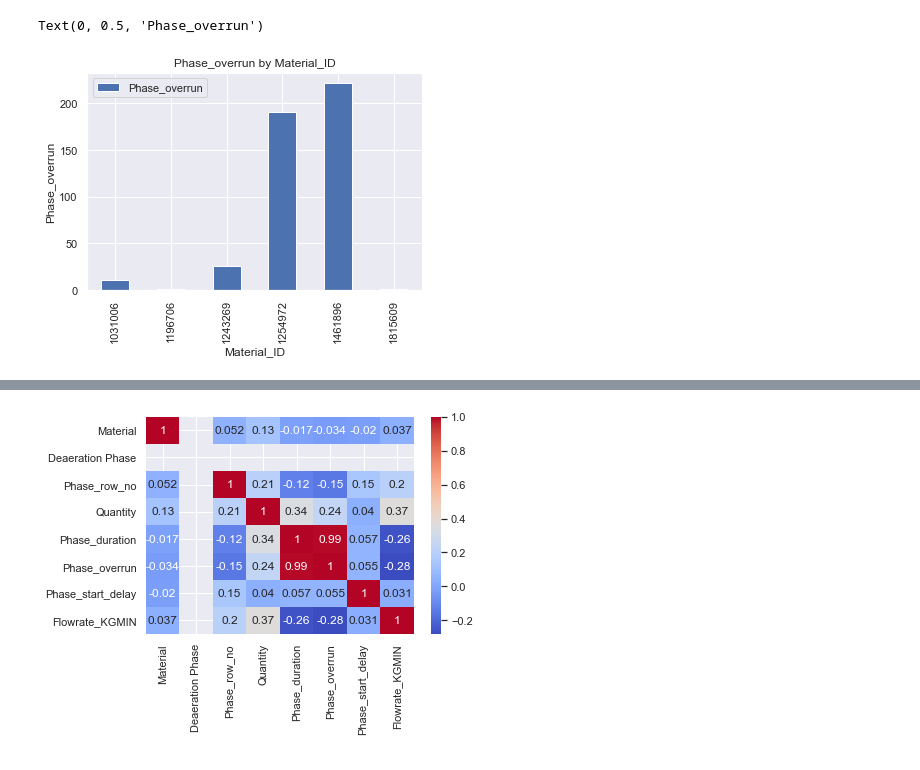
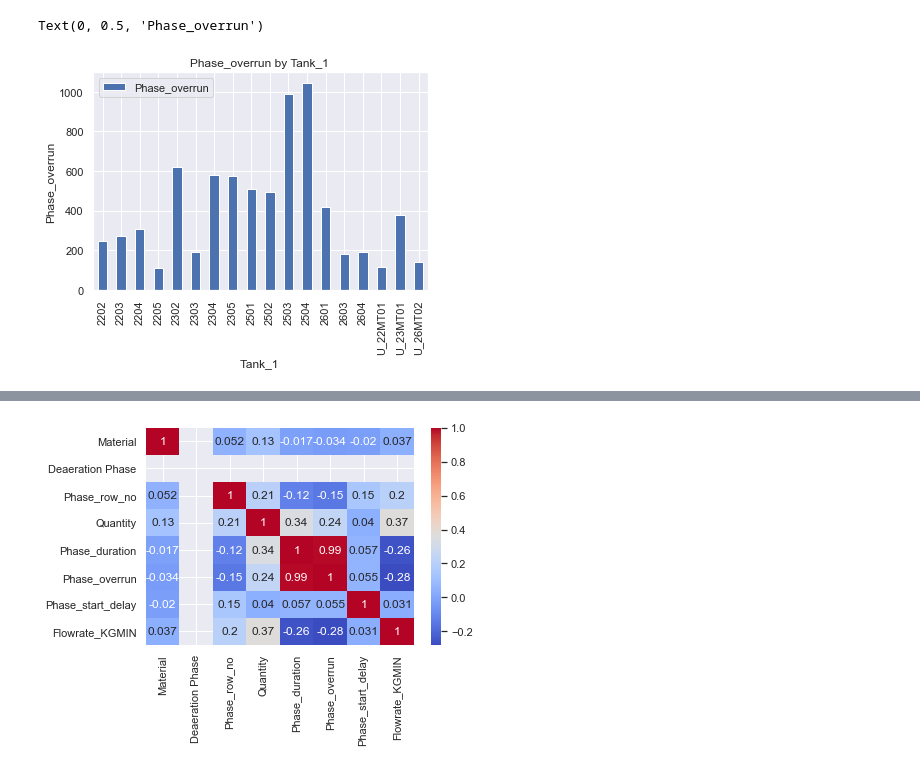
Before and after one commit to MichelleMoran431/Capstone---CCT, a Jupyter notebook: Python Working Notebooks/GumAddition EDA-Copy1.ipynb, the cells around one changed output, grey strips where cells are left out. Drawn from its saved outputs; the diff is of its cells as text; code cells hidden in the pictures.

```diff
--- a/Python Working Notebooks/GumAddition EDA-Copy1.ipynb
+++ b/Python Working Notebooks/GumAddition EDA-Copy1.ipynb
@@ -52,13 +61,13 @@ print(df_GumQuantity)
 # %%
 # uploaded_df
 
-df_GumQuantity[['Phase_overrun','Material_ID']].groupby(by='Material_ID').count().plot.bar()
+uploaded_df[['Tank_1','Phase_overrun']].groupby(by='Tank_1').count().plot.bar()
 #plt.figure(figsize=(10, 6))
-plt.title('Phase_overrun by Material_ID')
-plt.xlabel('Material_ID')
+plt.title('Phase_overrun by Tank_1 ')
+plt.xlabel('Tank_1 ')
 plt.ylabel('Phase_overrun')
 #plt.xticks(rotation = 90)
 #plt.show()
 # %% [output]
 Text(0, 0.5, 'Phase_overrun')
-[figure, old version]
+[figure, new version]
```
Also changed, not shown: parts of 8 cells of this notebook, 2 other files.
